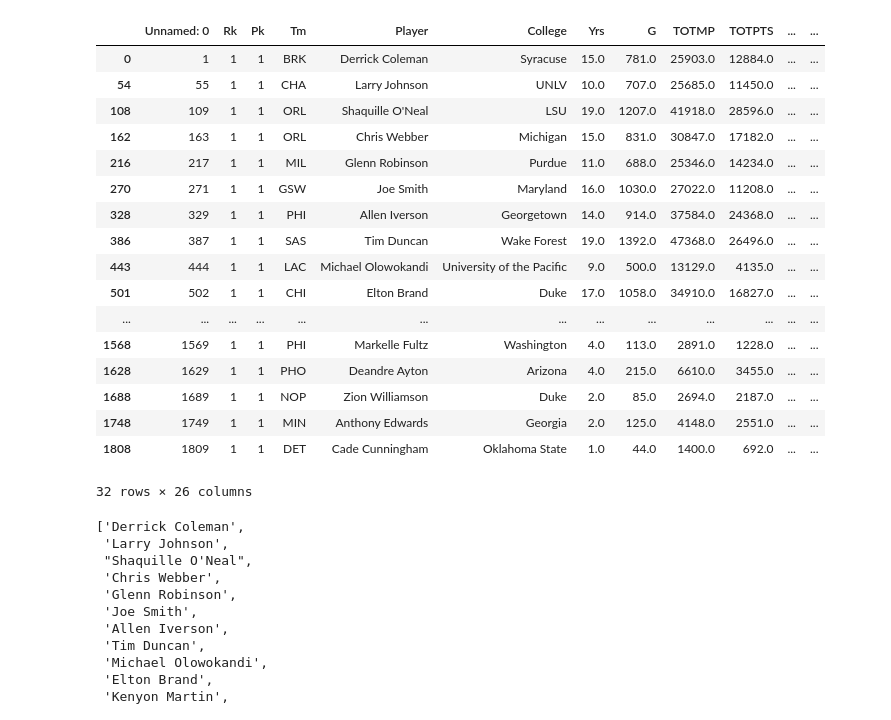
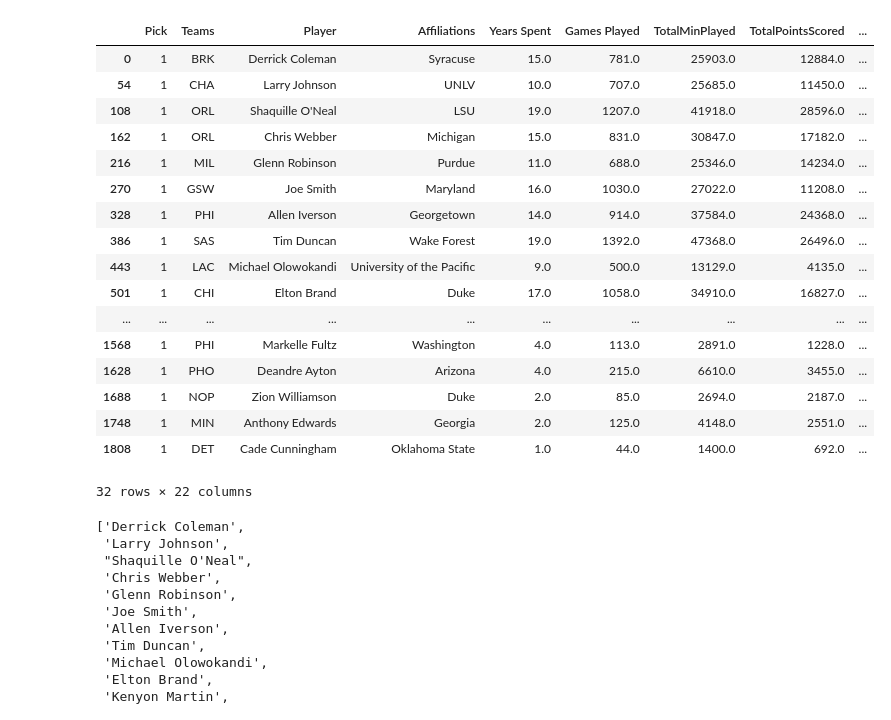
Before and after one commit to YoussoufIY/NBA-Draft-Analysis, a Jupyter notebook: NBA Project.ipynb, the cells around one changed output. Cells and saved outputs as stored; diff of their text form; code cells hidden in the pictures.

```diff
--- a/NBA Project.ipynb
+++ b/NBA Project.ipynb
@@ -25,0 +52,5 @@ player_draft_list_df
+# %%
+#Drop unnecessary and duplicated columns
+
+player_draft_list_df_reduced= player_draft_list_df.drop(columns=['Unnamed: 0','Rk', 'DraftYr','playerurl'])
+player_draft_list_df_reduced.head()
@@ -25,0 +65,7 @@ player_draft_list_df
+# %%
+# Rename columns for readbility
+renamed_player_draft_list_df_reduced = player_draft_list_df_reduced.rename(columns={'Pk':'Pick','Tm':'Teams','Player':'Player','College':'Affiliations','Yrs':'Years Spent','G':'Games Played',
+       'TOTMP':'TotalMinPlayed','TOTPTS':'TotalPointsScored','TOTTRB':'TotalRebounds','TOTAST':'TotalAssist','FG%':'FieldGoal_%','3P%':'3point_% ','FT%':'FreeThrow_%','WS': 'Win Shares',
+       'WS/48': 'Win_sharesPer48mins','BPM':'BoxPlus-Minus','VORP':'ValueOverReplacementPlayer','MPG':'AveMinPerGame','PPG':"AvePointsPerGame",'RPG':'AveReboundPerGame','APG':'AveAssistPerGame',
+       'playerurl':'Player_url','DraftYear':'Draft Year'})
+renamed_player_draft_list_df_reduced.head()
@@ -26,27 +168,27 @@ player_draft_list_df
 # %%
 #Filter #1 picks for every year
 
-top_picks=player_draft_list_df.drop(player_draft_list_df[(player_draft_list_df["Pk"]>1)].index)
+top_picks=renamed_player_draft_list_df_reduced.drop(renamed_player_draft_list_df_reduced[(renamed_player_draft_list_df_reduced["Pick"]>1)].index)
 top_picks
 # %% [output]
-|  | Unnamed: 0 | Rk | Pk | Tm | Player | College | Yrs | G | TOTMP | TOTPTS | ... | ... |
-| 0 | 1 | 1 | 1 | BRK | Derrick Coleman | Syracuse | 15.0 | 781.0 | 25903.0 | 12884.0 | ... | ... |
-| 54 | 55 | 1 | 1 | CHA | Larry Johnson | UNLV | 10.0 | 707.0 | 25685.0 | 11450.0 | ... | ... |
-| 108 | 109 | 1 | 1 | ORL | Shaquille O'Neal | LSU | 19.0 | 1207.0 | 41918.0 | 28596.0 | ... | ... |
-| 162 | 163 | 1 | 1 | ORL | Chris Webber | Michigan | 15.0 | 831.0 | 30847.0 | 17182.0 | ... | ... |
-| 216 | 217 | 1 | 1 | MIL | Glenn Robinson | Purdue | 11.0 | 688.0 | 25346.0 | 14234.0 | ... | ... |
-| 270 | 271 | 1 | 1 | GSW | Joe Smith | Maryland | 16.0 | 1030.0 | 27022.0 | 11208.0 | ... | ... |
-| 328 | 329 | 1 | 1 | PHI | Allen Iverson | Georgetown | 14.0 | 914.0 | 37584.0 | 24368.0 | ... | ... |
-| 386 | 387 | 1 | 1 | SAS | Tim Duncan | Wake Forest | 19.0 | 1392.0 | 47368.0 | 26496.0 | ... | ... |
-| 443 | 444 | 1 | 1 | LAC | Michael Olowokandi | University of the Pacific | 9.0 | 500.0 | 13129.0 | 4135.0 | ... | ... |
-| 501 | 502 | 1 | 1 | CHI | Elton Brand | Duke | 17.0 | 1058.0 | 34910.0 | 16827.0 | ... | ... |
-| ... | ... | ... | ... | ... | ... | ... | ... | ... | ... | ... | ... | ... |
-| 1568 | 1569 | 1 | 1 | PHI | Markelle Fultz | Washington | 4.0 | 113.0 | 2891.0 | 1228.0 | ... | ... |
-| 1628 | 1629 | 1 | 1 | PHO | Deandre Ayton | Arizona | 4.0 | 215.0 | 6610.0 | 3455.0 | ... | ... |
-| 1688 | 1689 | 1 | 1 | NOP | Zion Williamson | Duke | 2.0 | 85.0 | 2694.0 | 2187.0 | ... | ... |
-| 1748 | 1749 | 1 | 1 | MIN | Anthony Edwards | Georgia | 2.0 | 125.0 | 4148.0 | 2551.0 | ... | ... |
-| 1808 | 1809 | 1 | 1 | DET | Cade Cunningham | Oklahoma State | 1.0 | 44.0 | 1400.0 | 692.0 | ... | ... |
+|  | Pick | Teams | Player | Affiliations | Years Spent | Games Played | TotalMinPlayed | TotalPointsScored | ... |
+| 0 | 1 | BRK | Derrick Coleman | Syracuse | 15.0 | 781.0 | 25903.0 | 12884.0 | ... |
+| 54 | 1 | CHA | Larry Johnson | UNLV | 10.0 | 707.0 | 25685.0 | 11450.0 | ... |
+| 108 | 1 | ORL | Shaquille O'Neal | LSU | 19.0 | 1207.0 | 41918.0 | 28596.0 | ... |
+| 162 | 1 | ORL | Chris Webber | Michigan | 15.0 | 831.0 | 30847.0 | 17182.0 | ... |
+| 216 | 1 | MIL | Glenn Robinson | Purdue | 11.0 | 688.0 | 25346.0 | 14234.0 | ... |
+| 270 | 1 | GSW | Joe Smith | Maryland | 16.0 | 1030.0 | 27022.0 | 11208.0 | ... |
+| 328 | 1 | PHI | Allen Iverson | Georgetown | 14.0 | 914.0 | 37584.0 | 24368.0 | ... |
+| 386 | 1 | SAS | Tim Duncan | Wake Forest | 19.0 | 1392.0 | 47368.0 | 26496.0 | ... |
+| 443 | 1 | LAC | Michael Olowokandi | University of the Pacific | 9.0 | 500.0 | 13129.0 | 4135.0 | ... |
+| 501 | 1 | CHI | Elton Brand | Duke | 17.0 | 1058.0 | 34910.0 | 16827.0 | ... |
+| ... | ... | ... | ... | ... | ... | ... | ... | ... | ... |
+| 1568 | 1 | PHI | Markelle Fultz | Washington | 4.0 | 113.0 | 2891.0 | 1228.0 | ... |
+| 1628 | 1 | PHO | Deandre Ayton | Arizona | 4.0 | 215.0 | 6610.0 | 3455.0 | ... |
+| 1688 | 1 | NOP | Zion Williamson | Duke | 2.0 | 85.0 | 2694.0 | 2187.0 | ... |
+| 1748 | 1 | MIN | Anthony Edwards | Georgia | 2.0 | 125.0 | 4148.0 | 2551.0 | ... |
+| 1808 | 1 | DET | Cade Cunningham | Oklahoma State | 1.0 | 44.0 | 1400.0 | 692.0 | ... |
-32 rows × 26 columns
+32 rows × 22 columns
 # %%
 #Populate list with players names from df
 player_names=[]
```
Also changed, not shown: parts of 13 cells of this notebook, 2 other files.
